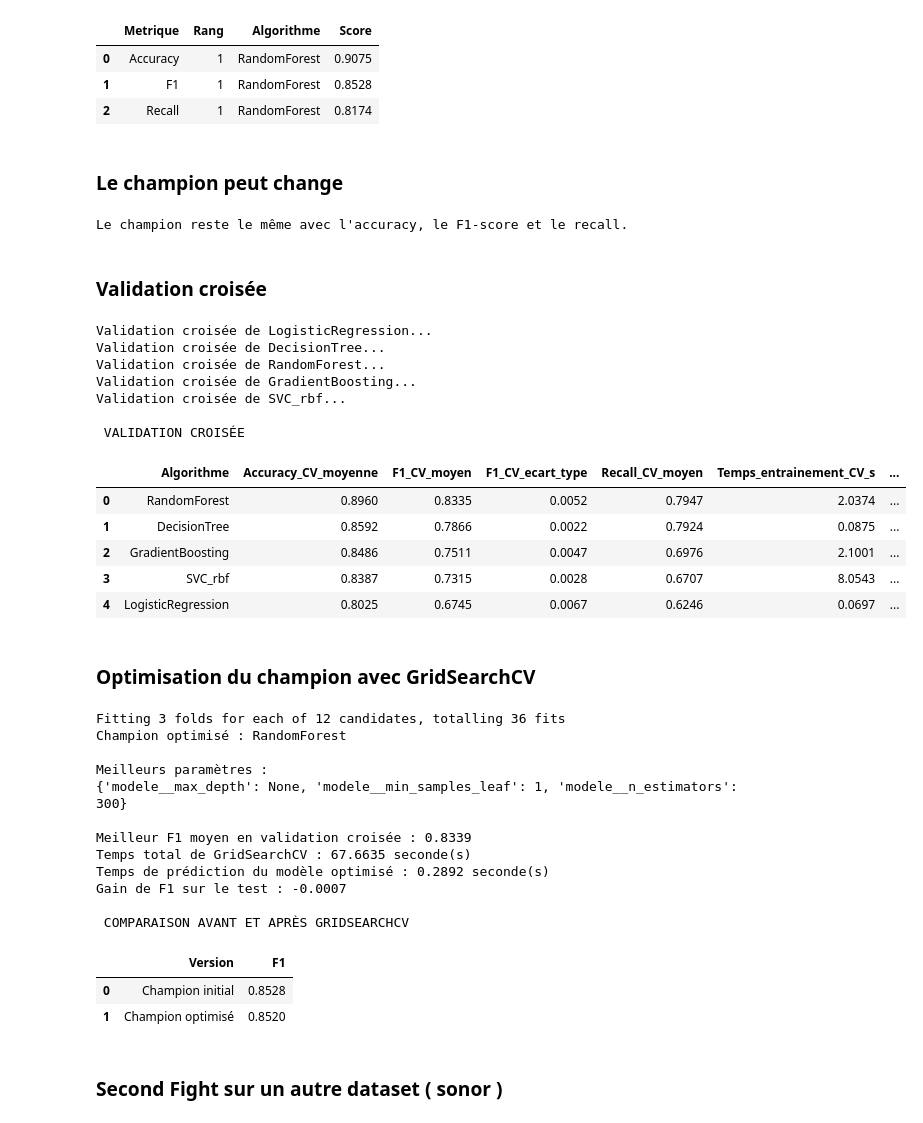
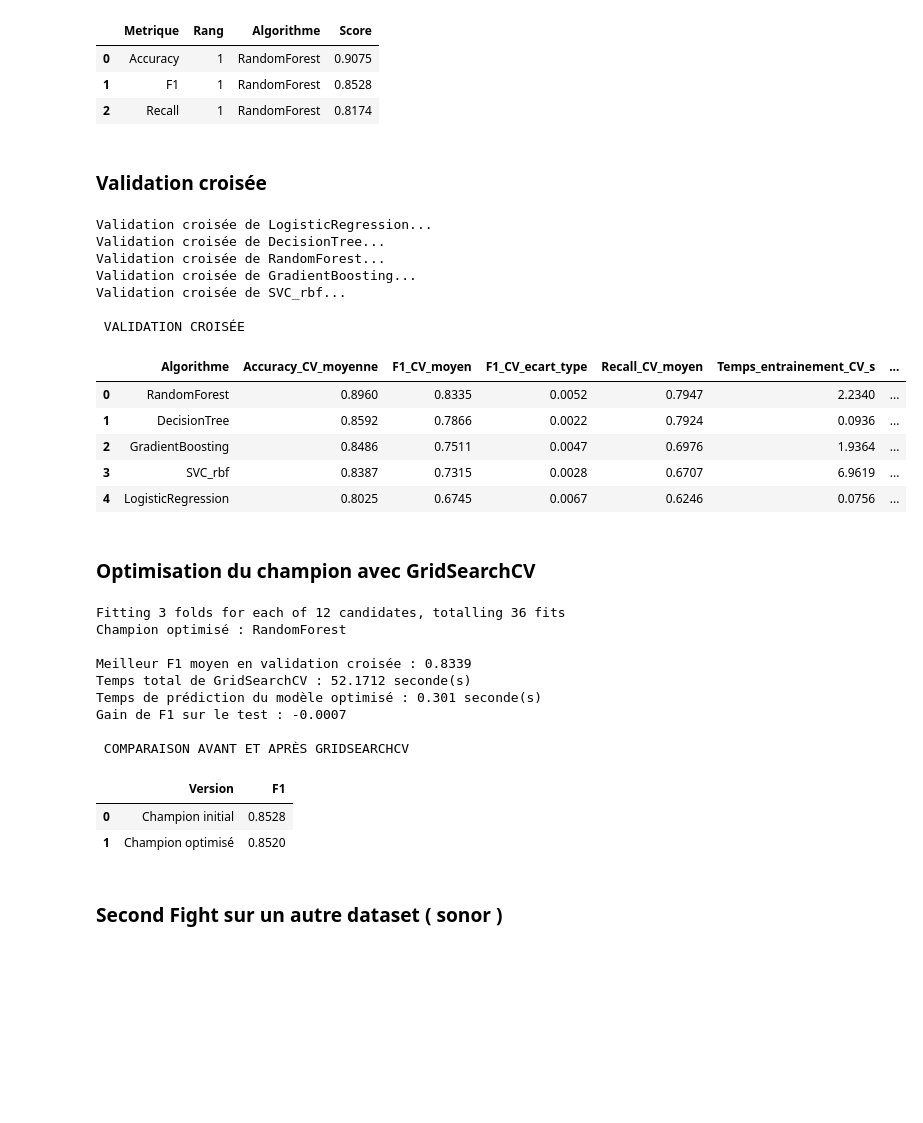
Before and after one commit to houdaouadah61/PROJET-HOUDAOUADAH, a Jupyter notebook: Projet 3/PhaseE.ipynb, the cells around one changed output. Drawn from its saved outputs; the diff is of its cells as text; code cells hidden in the pictures; blank space fills up the shorter version.

```diff
--- a/Projet 3/PhaseE.ipynb
+++ b/Projet 3/PhaseE.ipynb
@@ -113,13 +113,7 @@ preprocesseur = ColumnTransformer(
 # %% [markdown]
 ### Découpage train/test unique
 # %%
-X_train, X_test, y_train, y_test = train_test_split(
-    X,
-    y,
-    test_size=0.20,
-    random_state=RANDOM_STATE,
-    stratify=y
-)
+X_train, X_test, y_train, y_test = train_test_split(X,y,test_size=0.20,random_state=RANDOM_STATE,stratify=y)
 # %% [markdown]
 ### Définition des compétiteurs
 # %%
@@ -398,34 +392,10 @@ display(
 | 0 | Accuracy | 1 | RandomForest | 0.9075 |
 | 1 | F1 | 1 | RandomForest | 0.8528 |
 | 2 | Recall | 1 | RandomForest | 0.8174 |
-# %% [markdown]
-### Le champion peut  change
-# %%
-nombre_champions = (
-    champions_metriques["Algorithme"]
-    .nunique()
-)
-
-if nombre_champions == 1:
-    print(
-        "Le champion reste le même avec "
-        "l'accuracy, le F1-score et le recall."
-    )
-else:
-    print(
-        "Le champion change selon la métrique choisie."
-    )
-# %% [output]
-Le champion reste le même avec l'accuracy, le F1-score et le recall.
 # %% [markdown]
 ### Validation croisée
 # %%
-def valider_modeles(
-    X_train,
-    y_train,
-    preprocesseur,
-    competiteurs
-):
+def valider_modeles(X_train,y_train,preprocesseur,competiteurs):
 
     validation = StratifiedKFold(
         n_splits=3,
@@ -502,49 +472,42 @@ def valider_modeles(
 
     return resultats_cv
 resultats_cv_hotel = valider_modeles(
     X_train=X_train,
     y_train=y_train,
     preprocesseur=preprocesseur_hotel,
     competiteurs=competiteurs_hotel
 )
 
 print("\n VALIDATION CROISÉE ")
 
 display(
     resultats_cv_hotel.style.format({
         "Accuracy_CV_moyenne": "{:.4f}",
         "F1_CV_moyen": "{:.4f}",
         "F1_CV_ecart_type": "{:.4f}",
         "Recall_CV_moyen": "{:.4f}",
         "Temps_entrainement_CV_s": "{:.4f}",
         "Temps_prediction_CV_s": "{:.4f}"
     })
 )
 # %% [output]
 Validation croisée de LogisticRegression...
 Validation croisée de DecisionTree...
 Validation croisée de RandomForest...
 Validation croisée de GradientBoosting...
 Validation croisée de SVC_rbf...
 
  VALIDATION CROISÉE
 |  | Algorithme | Accuracy_CV_moyenne | F1_CV_moyen | F1_CV_ecart_type | Recall_CV_moyen | Temps_entrainement_CV_s | ... |
-| 0 | RandomForest | 0.8960 | 0.8335 | 0.0052 | 0.7947 | 2.0374 | ... |
-| 1 | DecisionTree | 0.8592 | 0.7866 | 0.0022 | 0.7924 | 0.0875 | ... |
-| 2 | GradientBoosting | 0.8486 | 0.7511 | 0.0047 | 0.6976 | 2.1001 | ... |
-| 3 | SVC_rbf | 0.8387 | 0.7315 | 0.0028 | 0.6707 | 8.0543 | ... |
-| 4 | LogisticRegression | 0.8025 | 0.6745 | 0.0067 | 0.6246 | 0.0697 | ... |
+| 0 | RandomForest | 0.8960 | 0.8335 | 0.0052 | 0.7947 | 2.2340 | ... |
+| 1 | DecisionTree | 0.8592 | 0.7866 | 0.0022 | 0.7924 | 0.0936 | ... |
+| 2 | GradientBoosting | 0.8486 | 0.7511 | 0.0047 | 0.6976 | 1.9364 | ... |
+| 3 | SVC_rbf | 0.8387 | 0.7315 | 0.0028 | 0.6707 | 6.9619 | ... |
+| 4 | LogisticRegression | 0.8025 | 0.6745 | 0.0067 | 0.6246 | 0.0756 | ... |
 # %% [markdown]
 ### Optimisation du champion avec GridSearchCV
 # %%
-grilles_parametres = {
-    "LogisticRegression": {
-        "modele__C": [
-            0.1,
-            1,
-            10
-        ]
-    },
+grilles_parametres = {"LogisticRegression": {"modele__C": [0.1,1,10]},
 
     "DecisionTree": {
         "modele__max_depth": [
@@ -711,8 +674,7 @@ def optimiser_champion(
 
     print("Champion optimisé :", nom_champion)
 
-    print("\nMeilleurs paramètres :")
-    print(recherche.best_params_)
+
 
     print(
         "\nMeilleur F1 moyen en validation croisée :",
@@ -763,12 +725,9 @@ display(
 Fitting 3 folds for each of 12 candidates, totalling 36 fits
 Champion optimisé : RandomForest
 
-Meilleurs paramètres :
-{'modele__max_depth': None, 'modele__min_samples_leaf': 1, 'modele__n_estimators': 300}
-
 Meilleur F1 moyen en validation croisée : 0.8339
-Temps total de GridSearchCV : 67.6635 seconde(s)
-Temps de prédiction du modèle optimisé : 0.2892 seconde(s)
+Temps total de GridSearchCV : 52.1712 seconde(s)
+Temps de prédiction du modèle optimisé : 0.301 seconde(s)
 Gain de F1 sur le test : -0.0007
 
  COMPARAISON AVANT ET APRÈS GRIDSEARCHCV
```
Also changed, not shown: parts of 4 cells of this notebook.
